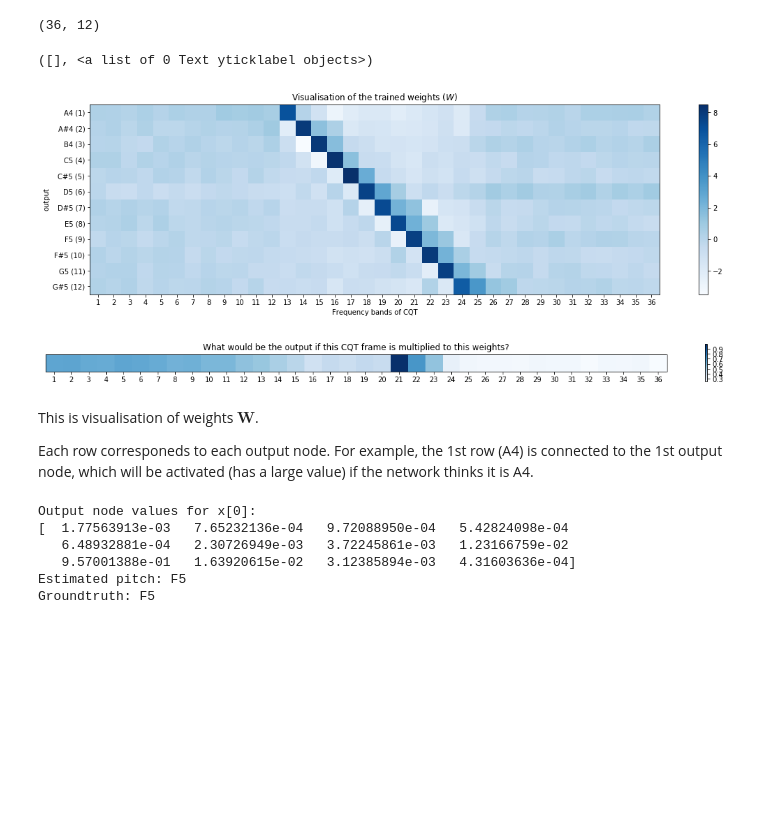
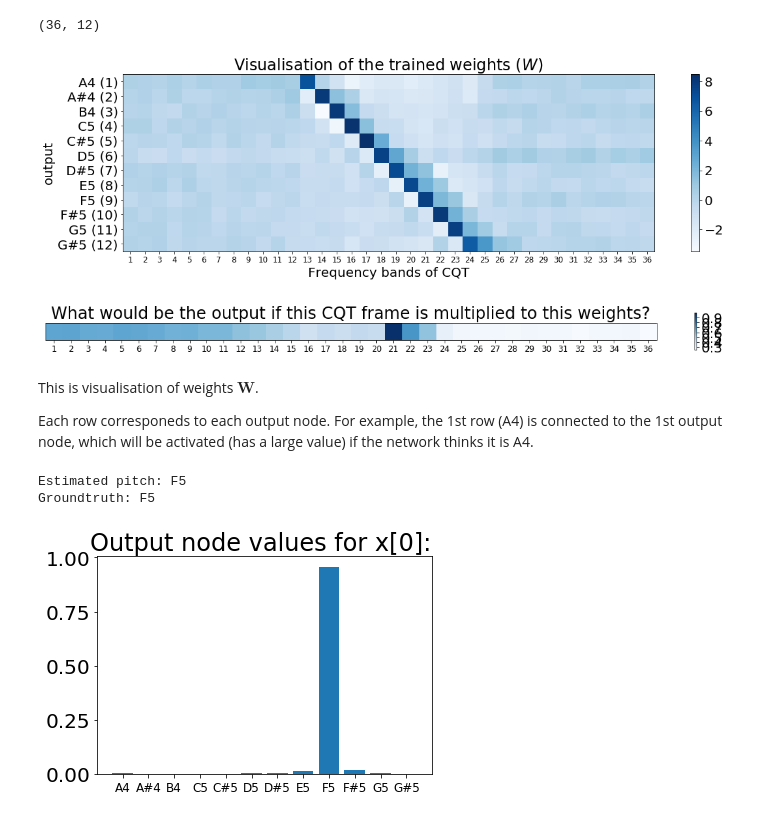
Before and after one commit to keunwoochoi/dl4mir, a Jupyter notebook: Example 1 - a pitch detection network with Dense layers.ipynb, the cells around one changed output. Saved outputs shown, nothing was run; the diff lists cells and outputs as text; code cells hidden in the pictures; blank space fills up the shorter version.

```diff
--- a/Example 1 - a pitch detection network with Dense layers.ipynb
+++ b/Example 1 - a pitch detection network with Dense layers.ipynb
@@ -222,10 +206,10 @@ plt.xticks(range(0, 36), [str(i) for i in range(1, 37)])
 plt.colorbar()
 plt.title('What would be the output if this CQT frame is multiplied to this weights?')
 plt.yticks([])
+print('')
 # %% [output]
-([], <a list of 0 Text yticklabel objects>)
-[figure, old version]
+[figure, new version]
-[figure, old version]
+[figure, new version]
 # %% [markdown]
 This is visualisation of weights $\textbf{W}$.
 
@@ -233,17 +217,17 @@ Each row corresponeds to each output node. For example, the 1st row (A4) is conn
 # %%
 def softmax(x):
     """A softmax function that is not perfect in terms of numerical stability (it might overflow)"""
     return np.exp(x) / np.exp(x).sum(axis=0)
 
 output_for_x = softmax(np.dot(weights.transpose(), x[0]))
-print('Output node values for x[0]: ')
-print(output_for_x)
+# print('Output node values for x[0]: ')
+# print(output_for_x)
+plt.bar(range(len(output_for_x)), output_for_x)
+plt.xticks(range(len(output_for_x)), pitch_names)
+plt.title('Output node values for x[0]: ')
 print('Estimated pitch: {}'.format(pitch_names[np.argmax(output_for_x)]))
 print('Groundtruth: {}'.format(pitch_names[np.argmax(y[0])]))
 # %% [output]
-Output node values for x[0]:
-[  1.77563913e-03   7.65232136e-04   9.72088950e-04   5.42824098e-04
-   6.48932881e-04   2.30726949e-03   3.72245861e-03   1.23166759e-02
-   9.57001388e-01   1.63920615e-02   3.12385894e-03   4.31603636e-04]
 Estimated pitch: F5
 Groundtruth: F5
+[figure, added]
```
Also changed, not shown: parts of 8 cells of this notebook.
